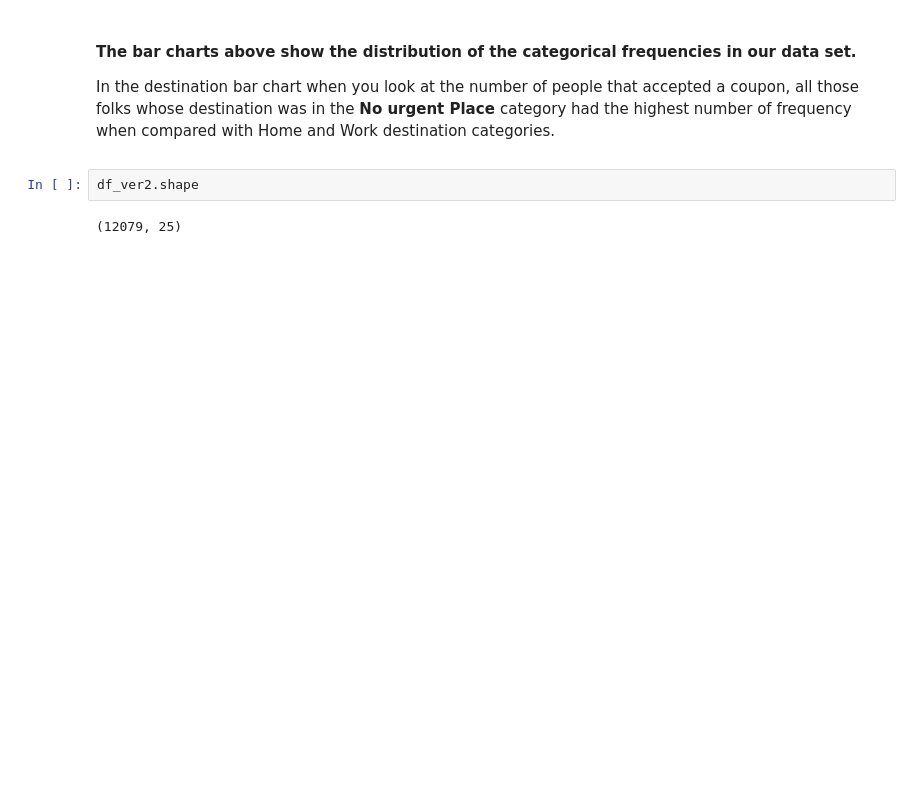
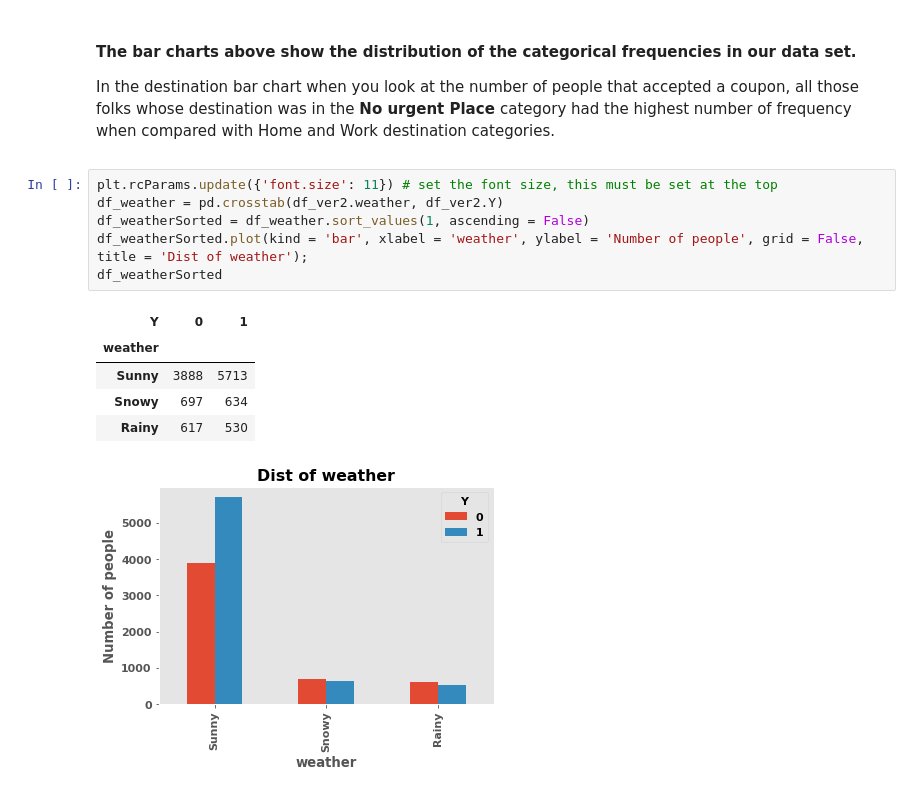
Before and after one commit to Ron256/GroupProjectMachLearning, a Jupyter notebook: GroupProject-in-vehicle-copoun-Recommendation.ipynb, the cells around one changed output. Drawn from its saved outputs; the diff is of its cells as text; blank space fills up the shorter version.

```diff
--- a/GroupProject-in-vehicle-copoun-Recommendation.ipynb
+++ b/GroupProject-in-vehicle-copoun-Recommendation.ipynb
@@ -385,6 +387,15 @@ df_dest
 #### The bar charts above show the distribution of the categorical frequencies in our data set.
 <p>In the destination bar chart when you look at the number of people that accepted a coupon, all those folks whose destination was in the <strong>No urgent Place </stronG>category had the highest number of frequency when compared with Home and Work destination categories. <p>
 # %%
-df_ver2.shape
+plt.rcParams.update({'font.size': 11}) # set the font size, this must be set at the top
+df_weather = pd.crosstab(df_ver2.weather, df_ver2.Y)
+df_weatherSorted = df_weather.sort_values(1, ascending = False)
+df_weatherSorted.plot(kind = 'bar', xlabel = 'weather', ylabel = 'Number of people', grid = False, title = 'Dist of weather');
+df_weatherSorted
 # %% [output]
-(12079, 25)
+| Y | 0 | 1 |
+| weather |  |  |
+| Sunny | 3888 | 5713 |
+| Snowy | 697 | 634 |
+| Rainy | 617 | 530 |
+[figure, added]
```
Also changed, not shown: parts of 44 cells of this notebook.
